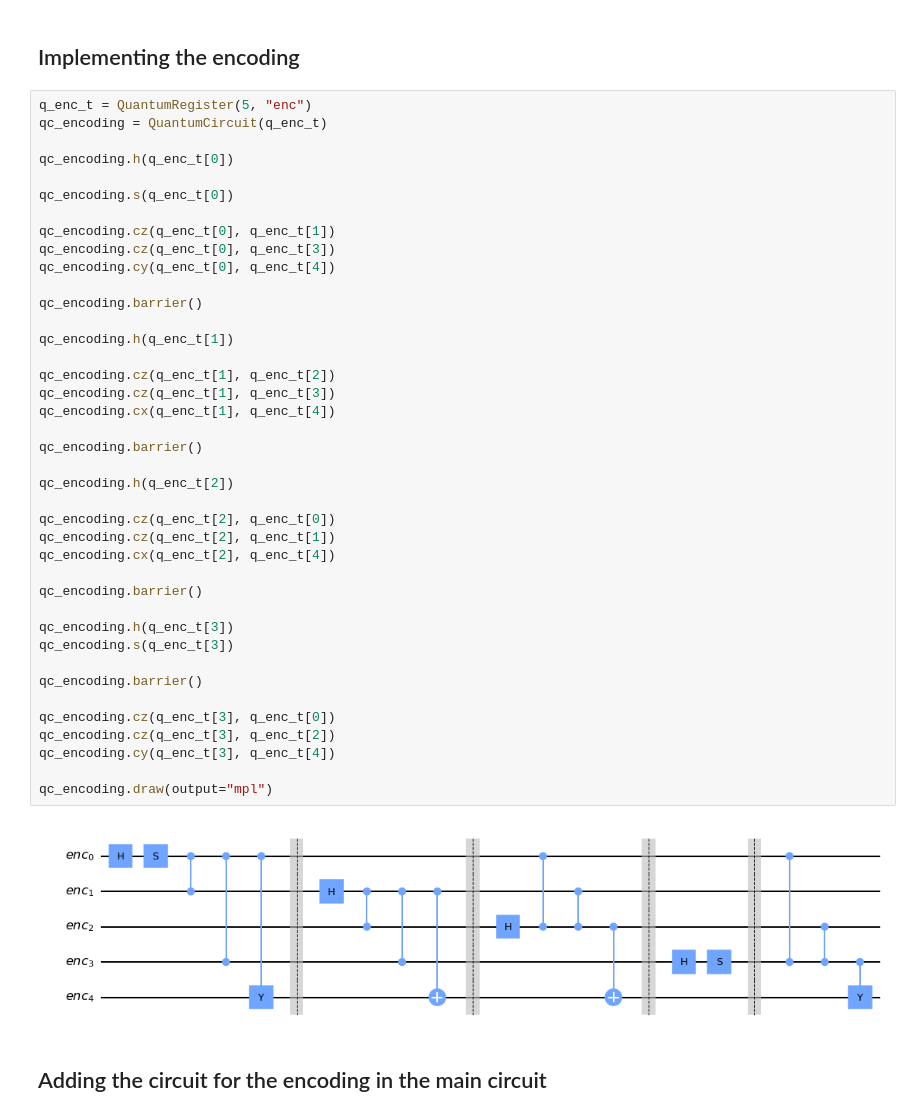
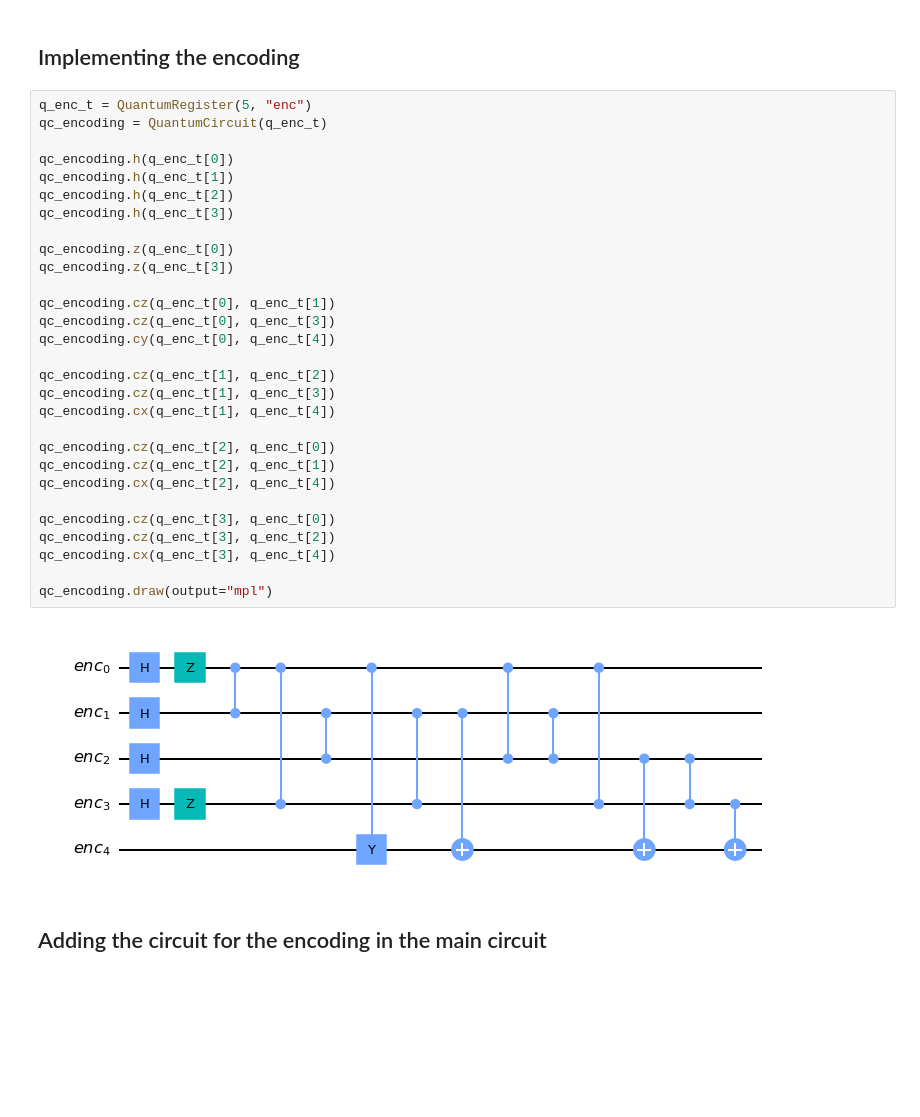
Before and after one commit to DiegoArcelli/Quantum-Error-Correction-Report, a Jupyter notebook: code/five_qubit_code.ipynb, the cells around one changed output. Cells and saved outputs as stored; diff of their text form; blank space fills up the shorter version.

Commit message:
fixed nine qubit encoding

```diff
--- a/code/five_qubit_code.ipynb
+++ b/code/five_qubit_code.ipynb
@@ -37,45 +37,34 @@ qc.draw(output="mpl")
 # %%
 q_enc_t = QuantumRegister(5, "enc")
 qc_encoding = QuantumCircuit(q_enc_t)
 
 qc_encoding.h(q_enc_t[0])
+qc_encoding.h(q_enc_t[1])
+qc_encoding.h(q_enc_t[2])
+qc_encoding.h(q_enc_t[3])
 
-qc_encoding.s(q_enc_t[0])
+qc_encoding.z(q_enc_t[0])
+qc_encoding.z(q_enc_t[3])
 
 qc_encoding.cz(q_enc_t[0], q_enc_t[1])
 qc_encoding.cz(q_enc_t[0], q_enc_t[3])
 qc_encoding.cy(q_enc_t[0], q_enc_t[4])
 
-qc_encoding.barrier()
-
-qc_encoding.h(q_enc_t[1])
-
 qc_encoding.cz(q_enc_t[1], q_enc_t[2])
 qc_encoding.cz(q_enc_t[1], q_enc_t[3])
 qc_encoding.cx(q_enc_t[1], q_enc_t[4])
-
-qc_encoding.barrier()
-
-qc_encoding.h(q_enc_t[2])
 
 qc_encoding.cz(q_enc_t[2], q_enc_t[0])
 qc_encoding.cz(q_enc_t[2], q_enc_t[1])
 qc_encoding.cx(q_enc_t[2], q_enc_t[4])
 
-qc_encoding.barrier()
-
-qc_encoding.h(q_enc_t[3])
-qc_encoding.s(q_enc_t[3])
-
-qc_encoding.barrier()
-
 qc_encoding.cz(q_enc_t[3], q_enc_t[0])
 qc_encoding.cz(q_enc_t[3], q_enc_t[2])
-qc_encoding.cy(q_enc_t[3], q_enc_t[4])
+qc_encoding.cx(q_enc_t[3], q_enc_t[4])
 
 qc_encoding.draw(output="mpl")
 # %% [output]
-[figure, old version]
+[figure, new version]
 # %% [markdown]
 ## Adding the circuit for the encoding in the main circuit
 # %%
```
Also changed, not shown: parts of 8 cells of this notebook, 2 other files.
